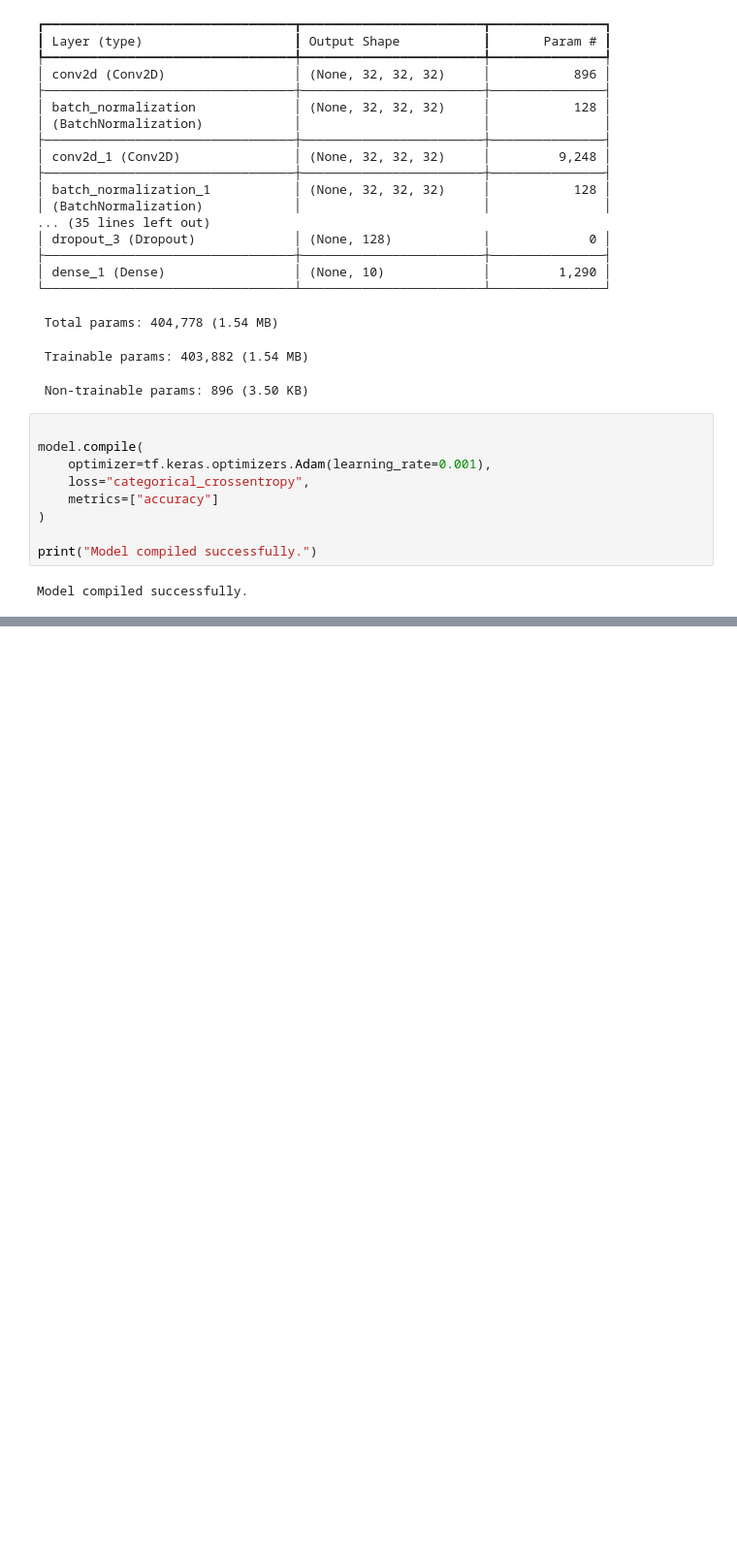
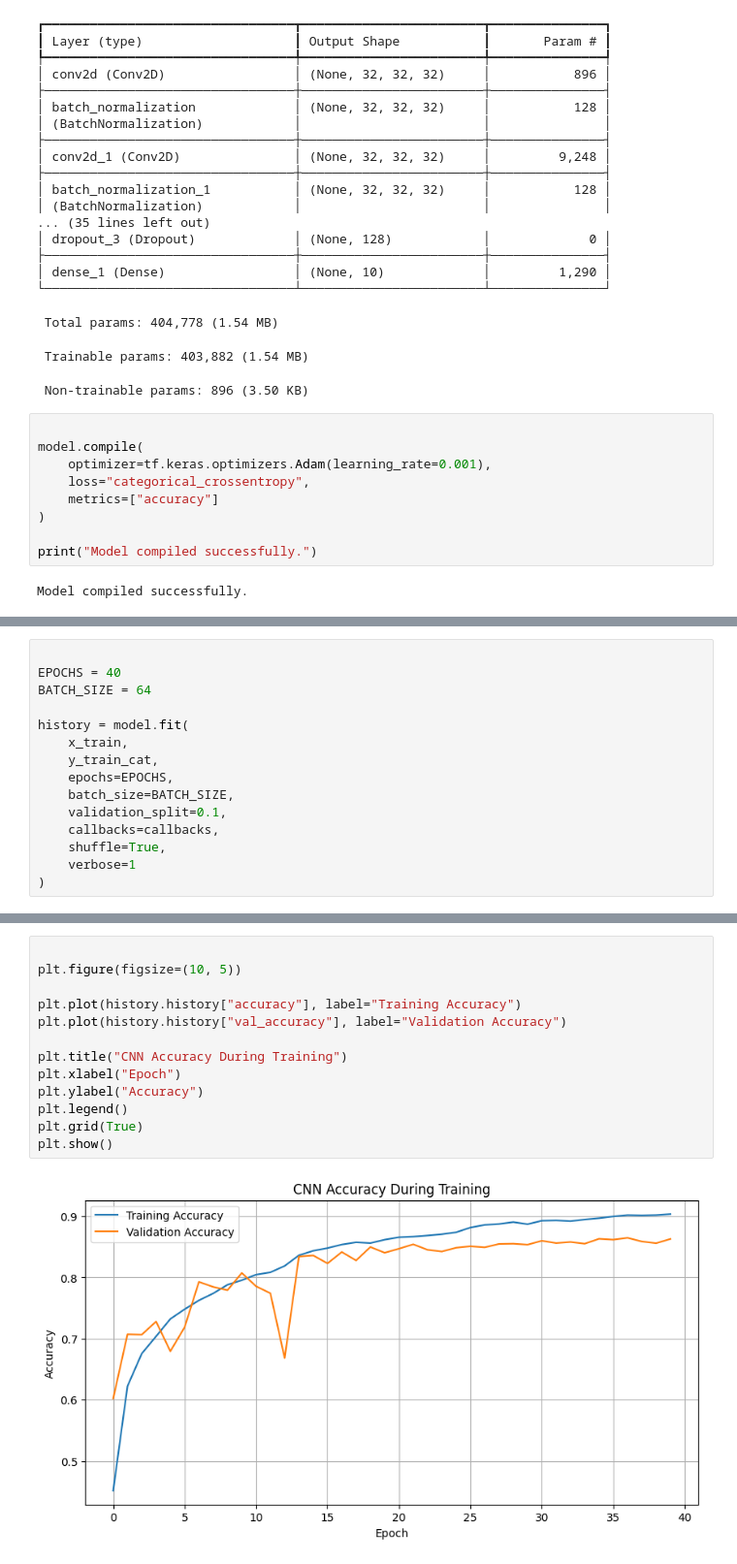
Before and after one commit to R3tromancer/Cifar10-classification-CNN, a Jupyter notebook: Cifar10CNN.ipynb, the cells around one changed output, grey strips where cells are left out. Shown at 97% size. Cells and saved outputs as stored; diff of their text form; blank space fills up the shorter version.

Commit message:
train and test

```diff
--- a/Cifar10CNN.ipynb
+++ b/Cifar10CNN.ipynb
@@ -191,0 +219,15 @@ Model compiled successfully.
+# %%
+
+EPOCHS = 40
+BATCH_SIZE = 64
+
+history = model.fit(
+    x_train,
+    y_train_cat,
+    epochs=EPOCHS,
+    batch_size=BATCH_SIZE,
+    validation_split=0.1,
+    callbacks=callbacks,
+    shuffle=True,
+    verbose=1
+)
@@ -191,0 +252,15 @@ Model compiled successfully.
+# %%
+
+plt.figure(figsize=(10, 5))
+
+plt.plot(history.history["accuracy"], label="Training Accuracy")
+plt.plot(history.history["val_accuracy"], label="Validation Accuracy")
+
+plt.title("CNN Accuracy During Training")
+plt.xlabel("Epoch")
+plt.ylabel("Accuracy")
+plt.legend()
+plt.grid(True)
+plt.show()
+# %% [output]
+[figure, added]
```
Also changed, not shown: parts of 4 cells of this notebook.
